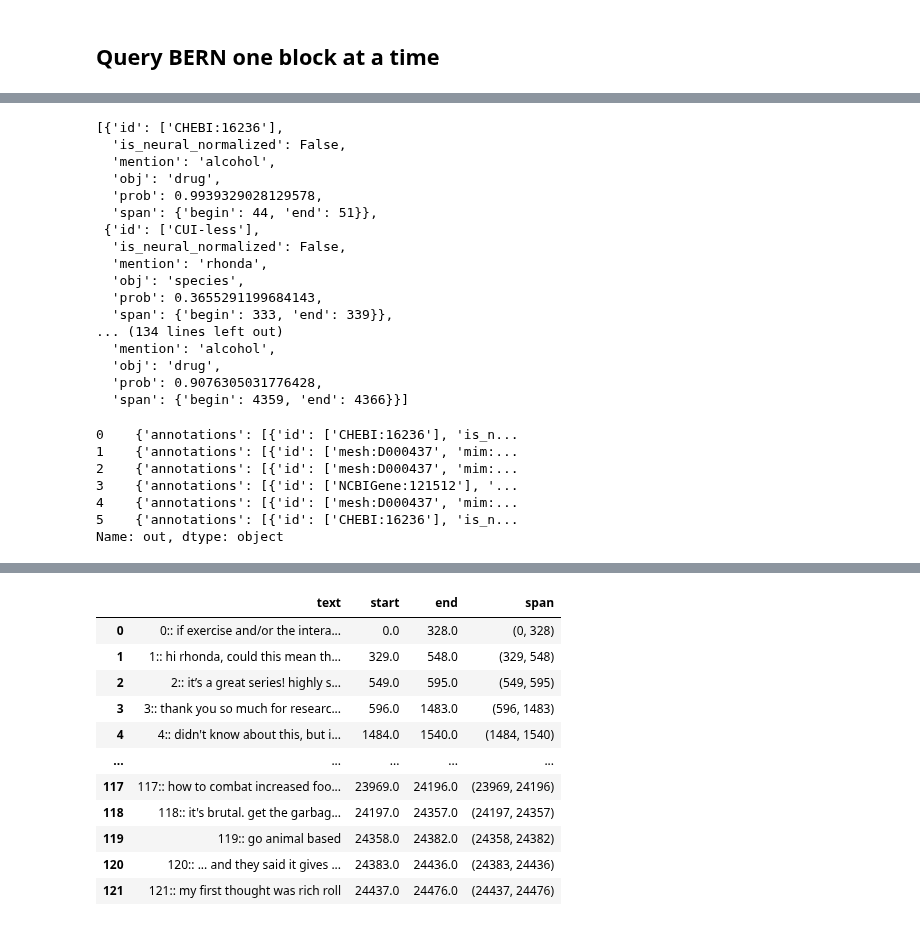
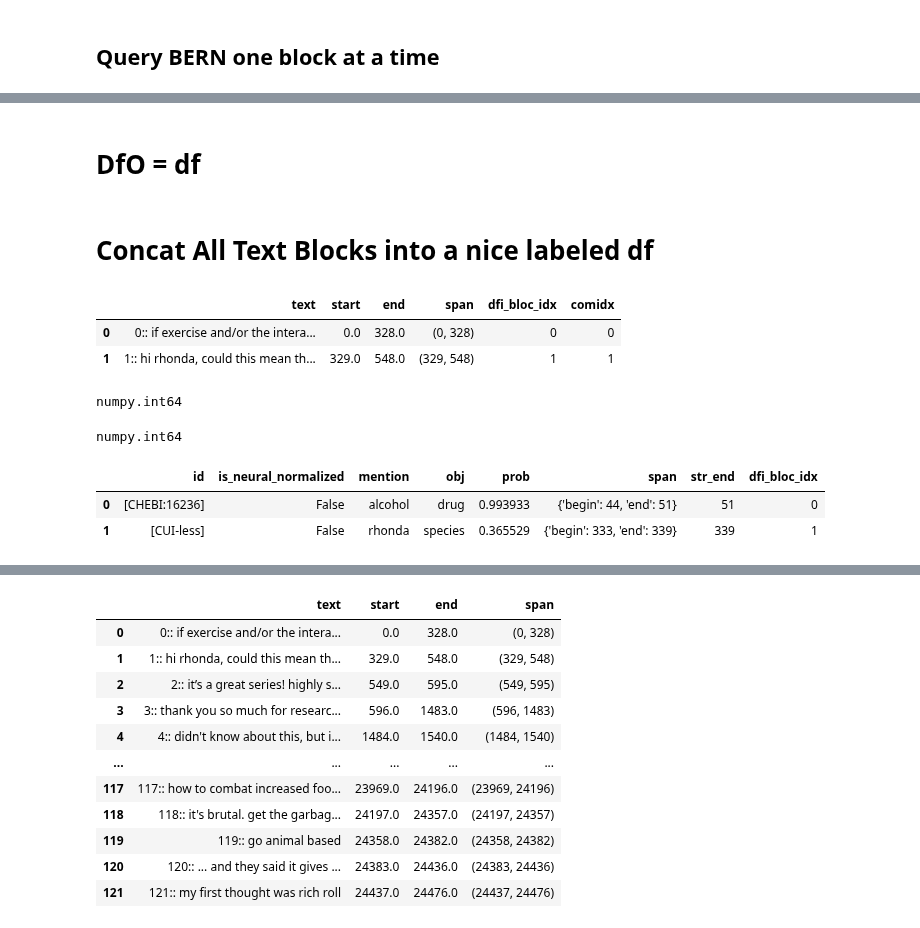
Before and after one commit to daveramseymusic/biobert-bern, a Jupyter notebook: nbs/01_found_my_fitness_bioBert_BERN.ipynb, the cells around one changed output, grey strips where cells are left out. Saved outputs shown, nothing was run; the diff lists cells and outputs as text; code cells hidden in the pictures.

```diff
--- a/nbs/01_found_my_fitness_bioBert_BERN.ipynb
+++ b/nbs/01_found_my_fitness_bioBert_BERN.ipynb
@@ -117,30 +114,2 @@ df.tail()
-# %%
-df.out[0]['annotations']
-# %% [output]
-[{'id': ['CHEBI:16236'],
-  'is_neural_normalized': False,
-  'mention': 'alcohol',
-  'obj': 'drug',
-  'prob': 0.9939329028129578,
-  'span': {'begin': 44, 'end': 51}},
- {'id': ['CUI-less'],
-  'is_neural_normalized': False,
-  'mention': 'rhonda',
-  'obj': 'species',
-  'prob': 0.3655291199684143,
-  'span': {'begin': 333, 'end': 339}},
-... (134 lines left out)
-  'mention': 'alcohol',
-  'obj': 'drug',
-  'prob': 0.9076305031776428,
-  'span': {'begin': 4359, 'end': 4366}}]
-# %%
-df.out
-# %% [output]
-0    {'annotations': [{'id': ['CHEBI:16236'], 'is_n...
-1    {'annotations': [{'id': ['mesh:D000437', 'mim:...
-2    {'annotations': [{'id': ['mesh:D000437', 'mim:...
-3    {'annotations': [{'id': ['NCBIGene:121512'], '...
-4    {'annotations': [{'id': ['mesh:D000437', 'mim:...
-5    {'annotations': [{'id': ['CHEBI:16236'], 'is_n...
-Name: out, dtype: object
+# %% [markdown]
+# DfO = df
@@ -146,0 +150,9 @@ Name: out, dtype: object
+# %% [markdown]
+# Concat All Text Blocks into a nice labeled df
+# %%
+df = pd.DataFrame()
+for o in dfo.index:
+    dfa  =pd.DataFrame(dfo.out[o]['annotations'])
+    dfi = get_comment_spans_textblock(dfo.block[o])
+    dfmerg = merge_annotations_with_dfi_bloc_idx(dfa,dfi)
+    df = pd.concat([df,dfmerg])
@@ -146,0 +198,21 @@ Name: out, dtype: object
+# %%
+dfi.head(2)
+# %% [output]
+|  | text | start | end | span | dfi_bloc_idx | comidx |
+| 0 | 0:: if exercise and/or the intera... | 0.0 | 328.0 | (0, 328) | 0 | 0 |
+| 1 | 1:: hi rhonda, could this mean th... | 329.0 | 548.0 | (329, 548) | 1 | 1 |
+# %%
+type(dfi.dfi_bloc_idx[0])
+# %% [output]
+numpy.int64
+# %%
+type(dfa.dfi_bloc_idx[0])
+# %% [output]
+numpy.int64
+# %%
+# dfmerg = merge_annotations_with_textblock_idx(dfa,dfi)
+dfa.head(2)
+# %% [output]
+|  | id | is_neural_normalized | mention | obj | prob | span | str_end | dfi_bloc_idx |
+| 0 | [CHEBI:16236] | False | alcohol | drug | 0.993933 | {'begin': 44, 'end': 51} | 51 | 0 |
+| 1 | [CUI-less] | False | rhonda | species | 0.365529 | {'begin': 333, 'end': 339} | 339 | 1 |
```
Also changed, not shown: parts of 24 cells of this notebook, 1 other file.
